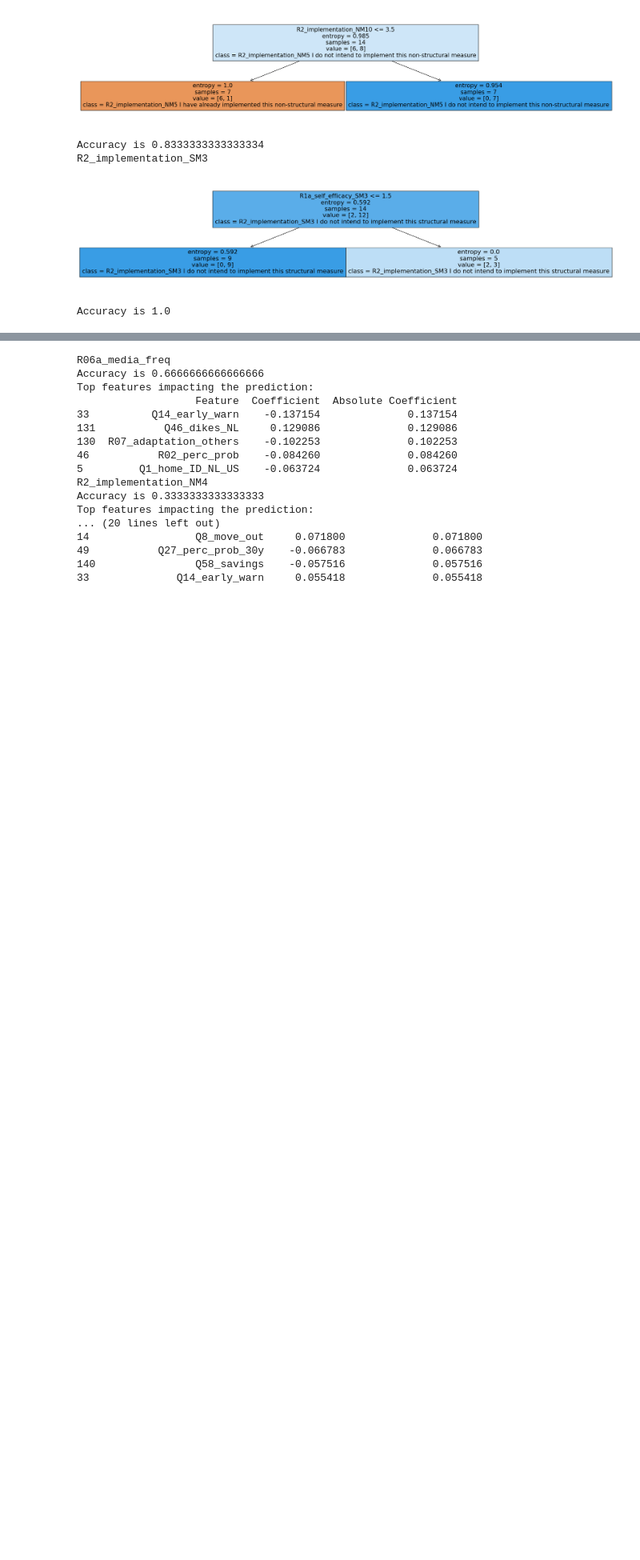
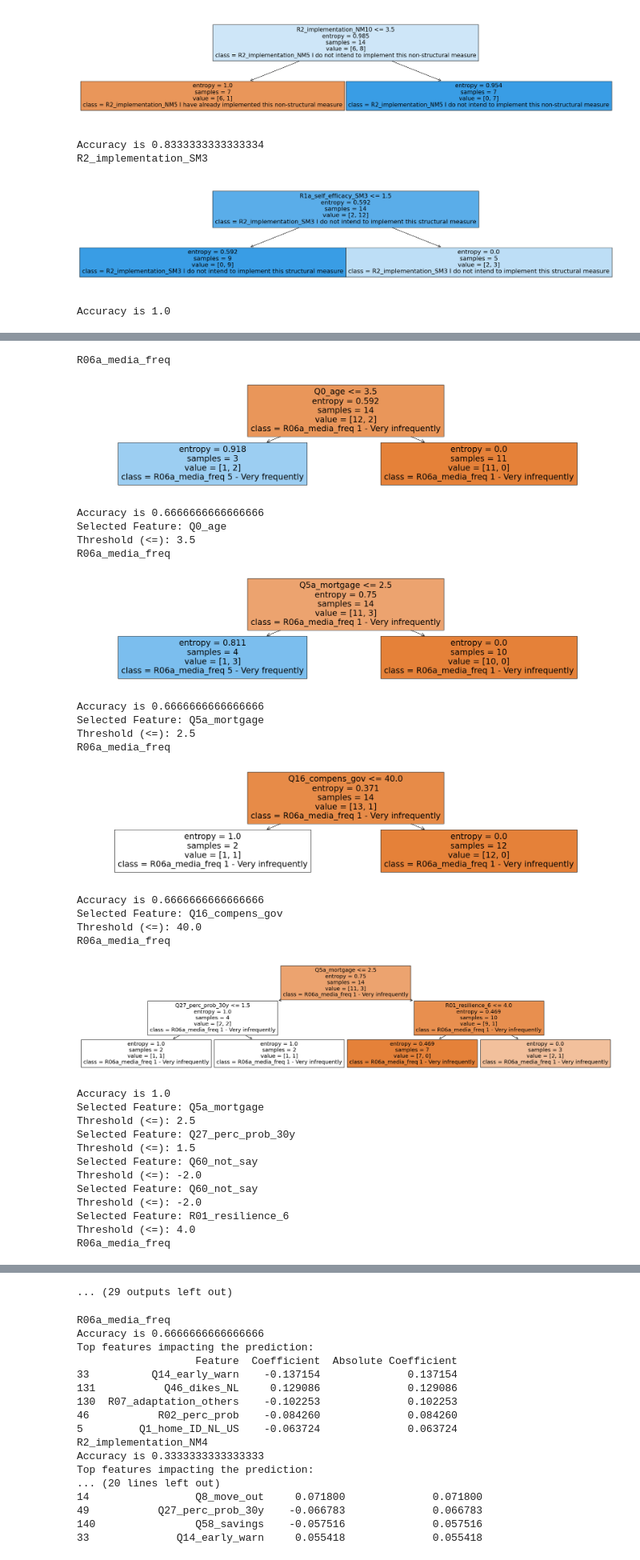
Before and after one commit to GeorgeGitHubbins/MScThesis-Extracting-InformalRules-from-Surveys, a Jupyter notebook: ReadSCALAR.ipynb, the cells around one changed output, grey strips where cells are left out. Shown at 80% size. Saved outputs shown, nothing was run; the diff lists cells and outputs as text; code cells hidden in the pictures; blank space fills up the shorter version.

```diff
--- a/ReadSCALAR.ipynb
+++ b/ReadSCALAR.ipynb
@@ -342,0 +358,55 @@ Accuracy is 1.0
+# %%
+for aim in chosen_aims:
+    for r_state in [12, 14, 25, 45, 87]:
+        print(aim)
+        aimRow = survey_questions[survey_questions["Variable Label\n (Data files)"] == aim]
+        aimRow0 = aim + " " + str(aimRow.at[aimRow.index[0],"Value labels"])
+        aimRow1 = aim + " " + str(aimRow.at[aimRow.index[-1],"Value labels"])
+        X = aim_responses.loc[:, ~aim_responses.columns.isin([aim])].values
+        Y = aim_responses.loc[:, aim].values
+
+        X_train, X_test, y_train, y_test = train_test_split(X, Y, test_size = 0.3, random_state = r_state)
+        clf_entropy = DecisionTreeClassifier(criterion = 'entropy', random_state=r_state, max_depth=2, min_samples_leaf=2)
+        clf_entropy.fit(X_train,y_train)
+        # Visualize the decision tree
+        plt.figure(figsize=(25,5))
+        plot_tree(clf_entropy, filled=True, feature_names=aim_responses.loc[:, ~aim_responses.columns.isin([aim])].columns, class_names = [aimRow0, aimRow1])
+        plt.show()
+        y_pred_en = clf_entropy.predict(X_test)
+        print(("Accuracy is"),accuracy_score(y_test, y_pred_en))
+        tree = clf_entropy.tree_
+        selected_features = [aim_responses.loc[:, ~aim_responses.columns.isin([aim])].columns[feature] for feature in tree.feature][0:-2]
+        thresholds = tree.threshold[0:-2]
+        for feature, threshold in zip(selected_features, thresholds):
+            print("Selected Feature:", feature)
+            print("Threshold (<=):", threshold)
+# %% [output]
+R06a_media_freq
+[figure, added]
+Accuracy is 0.6666666666666666
+Selected Feature: Q0_age
+Threshold (<=): 3.5
+R06a_media_freq
+[figure, added]
+Accuracy is 0.6666666666666666
+Selected Feature: Q5a_mortgage
+Threshold (<=): 2.5
+R06a_media_freq
+[figure, added]
+Accuracy is 0.6666666666666666
+Selected Feature: Q16_compens_gov
+Threshold (<=): 40.0
+R06a_media_freq
+[figure, added]
+Accuracy is 1.0
+Selected Feature: Q5a_mortgage
+Threshold (<=): 2.5
+Selected Feature: Q27_perc_prob_30y
+Threshold (<=): 1.5
+Selected Feature: Q60_not_say
+Threshold (<=): -2.0
+Selected Feature: Q60_not_say
+Threshold (<=): -2.0
+Selected Feature: R01_resilience_6
+Threshold (<=): 4.0
+R06a_media_freq
@@ -343,3 +423,4 @@ Accuracy is 1.0
+... (29 outputs left out)
 # %%
 import numpy as np
 import pandas as pd
```
Also changed, not shown: parts of 12 cells of this notebook, 7 other files.
